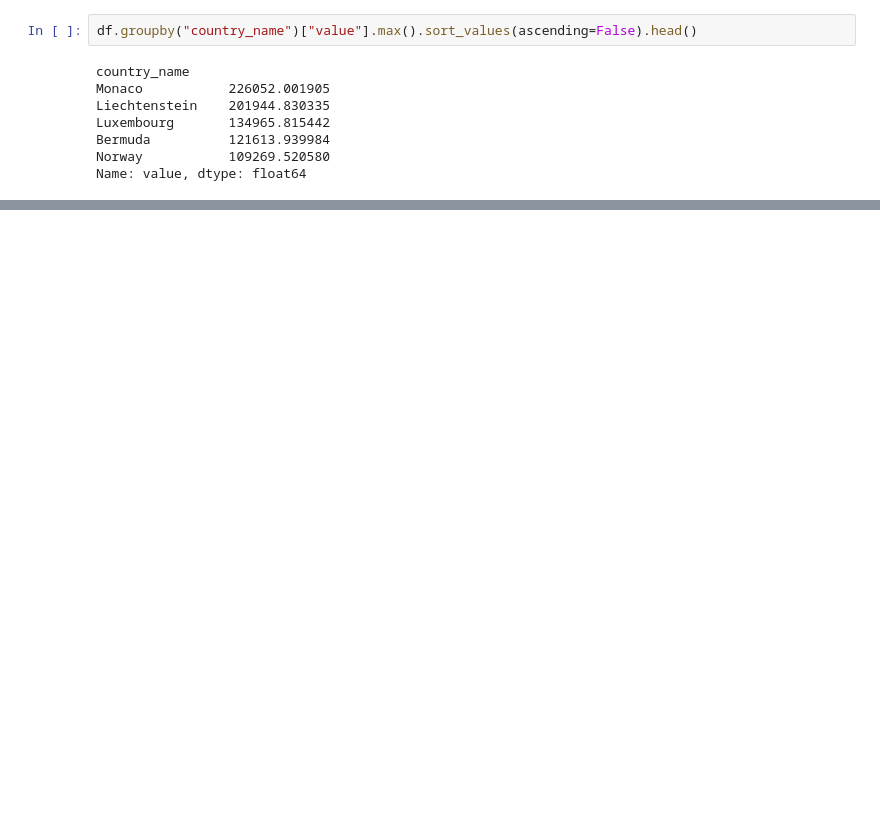
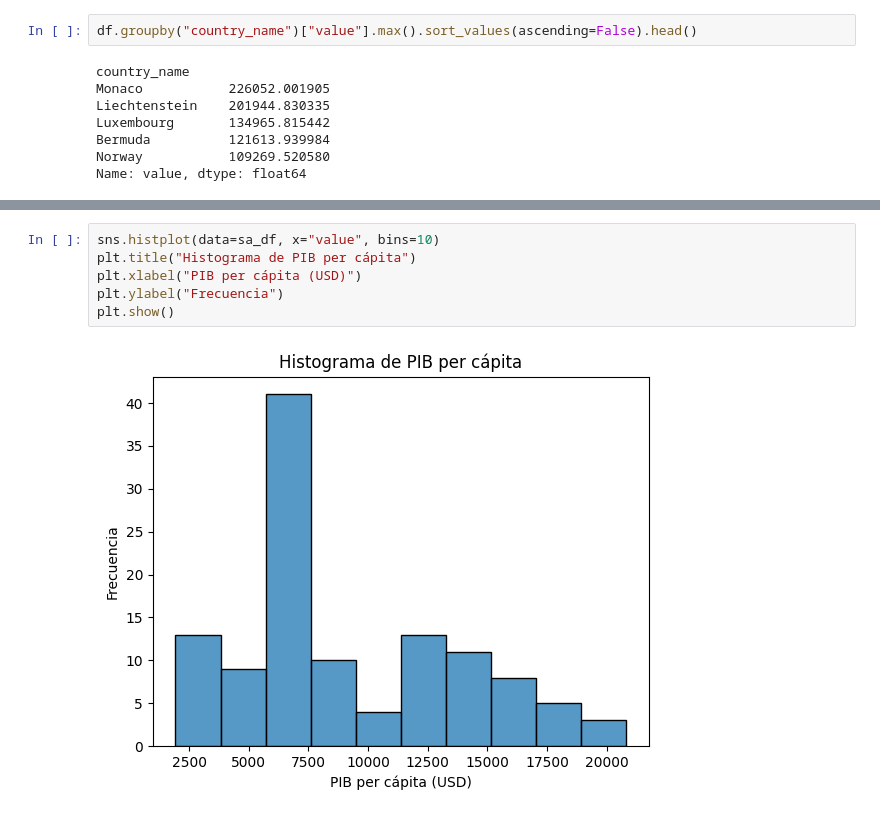
Before and after one commit to zsoffiy/Analisis_de_datos_proyecto1, a Jupyter notebook: Playground.ipynb, the cells around one changed output, grey strips where cells are left out. Saved outputs shown, nothing was run; the diff lists cells and outputs as text; blank space fills up the shorter version.

```diff
--- a/Playground.ipynb
+++ b/Playground.ipynb
@@ -288,0 +341,8 @@ Name: value, dtype: float64
+# %%
+sns.histplot(data=sa_df, x="value", bins=10)
+plt.title("Histograma de PIB per cápita")
+plt.xlabel("PIB per cápita (USD)")
+plt.ylabel("Frecuencia")
+plt.show()
+# %% [output]
+[figure, added]
```
Also changed, not shown: parts of 12 cells of this notebook.
